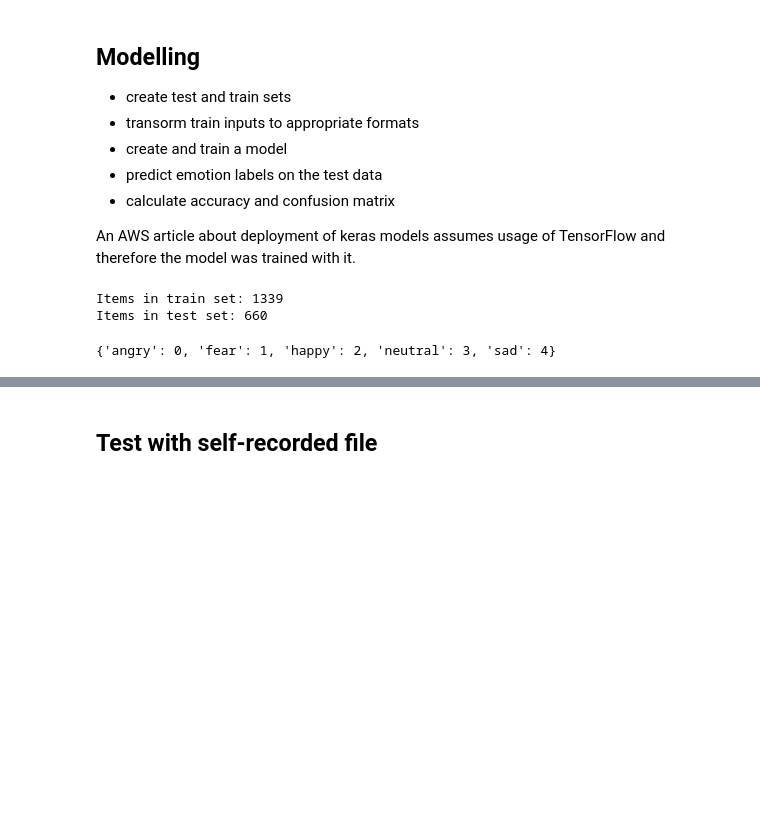
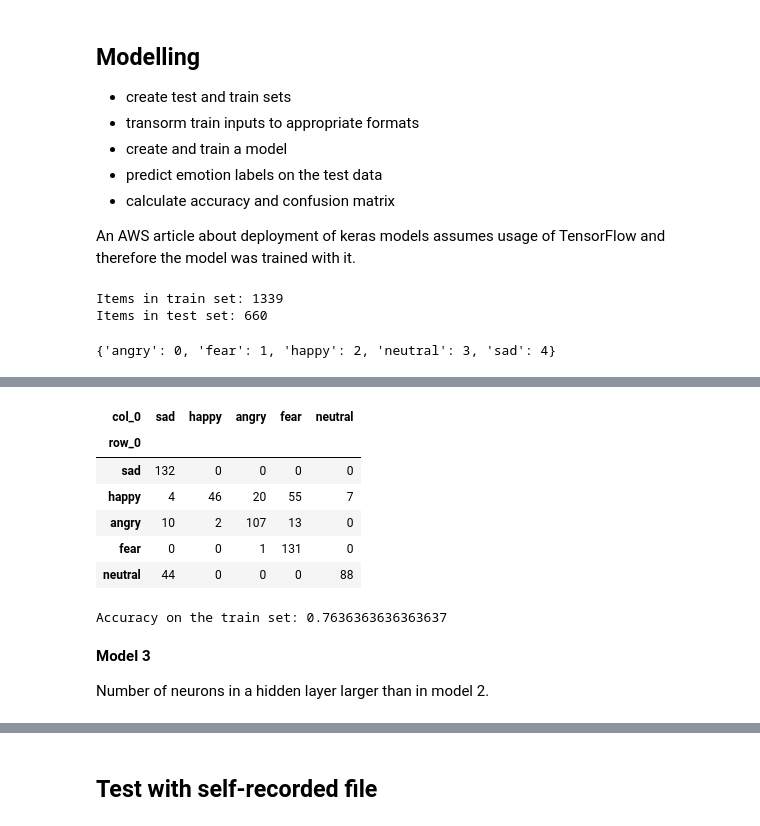
Before and after one commit to alionaBER/audio-emotion-analysis, a Jupyter notebook: eda_features_model.ipynb, the cells around one changed output, grey strips where cells are left out. Saved outputs shown, nothing was run; the diff lists cells and outputs as text; code cells hidden in the pictures; blank space fills up the shorter version.

Commit message:
feat: experimented with model selection

```diff
--- a/eda_features_model.ipynb
+++ b/eda_features_model.ipynb
@@ -209,0 +209,2 @@ model.compile(loss='categorical_crossentropy', metrics=['accuracy'], optimizer='
+# %%
+num_labels = y_train.shape[1]
@@ -209,0 +247,2 @@ model.compile(loss='categorical_crossentropy', metrics=['accuracy'], optimizer='
+# %%
+model_tf.fit(X_train, y_train, batch_size=32, epochs=5)
@@ -209,0 +287,20 @@ model.compile(loss='categorical_crossentropy', metrics=['accuracy'], optimizer='
+# %%
+# adapted from https://www.tensorflow.org/tutorials/keras/save_and_load
+def create_model_2():
+    model = tf.keras.models.Sequential([
+    keras.layers.Dense(MFCCS, activation='relu', input_dim=MFCCS),
+    keras.layers.Dropout(0.5),
+    keras.layers.Dense(num_labels, activation='softmax')
+  ])
+
+    model.compile(optimizer='adam',
+                loss='categorical_crossentropy',
+                metrics=['accuracy'])
+
+    return model
+
+# Create a basic model instance
+model_tf = create_model_2()
+
+# Display the model's architecture
+model_tf.summary()
@@ -209,0 +322,2 @@ model.compile(loss='categorical_crossentropy', metrics=['accuracy'], optimizer='
+# %%
+model_tf.fit(X_train, y_train, batch_size=32, epochs=5)
@@ -209,0 +337,25 @@ model.compile(loss='categorical_crossentropy', metrics=['accuracy'], optimizer='
+# %%
+# predict numeric labels and convert them back to categorical labels
+y_preds = model_tf.predict_classes(np.array(X_test.tolist()))
+y_preds_labels = list(lb.inverse_transform(y_preds))
+# adapted from https://pandas.pydata.org/pandas-docs/version/0.23.4/generated/pandas.crosstab.html
+y_test_cat = pd.Categorical(y_test, categories=classes_select)
+y_preds_labels_cat = pd.Categorical(y_preds_labels, categories=classes_select)
+pd.crosstab(y_test_cat, y_preds_labels_cat)
+# %% [output]
+| col_0 | sad | happy | angry | fear | neutral |
+| row_0 |  |  |  |  |  |
+| sad | 132 | 0 | 0 | 0 | 0 |
+| happy | 4 | 46 | 20 | 55 | 7 |
+| angry | 10 | 2 | 107 | 13 | 0 |
+| fear | 0 | 0 | 1 | 131 | 0 |
+| neutral | 44 | 0 | 0 | 0 | 88 |
+# %%
+acc_test = metrics.accuracy_score(y_test, y_preds_labels)
+print("Accuracy on the train set: {}".format(acc_test))
+# %% [output]
+Accuracy on the train set: 0.7636363636363637
+# %% [markdown]
+**Model 3**
+
+Number of neurons in a hidden layer larger than in model 2.
```
Also changed, not shown: parts of 53 cells of this notebook, 7 other files.
